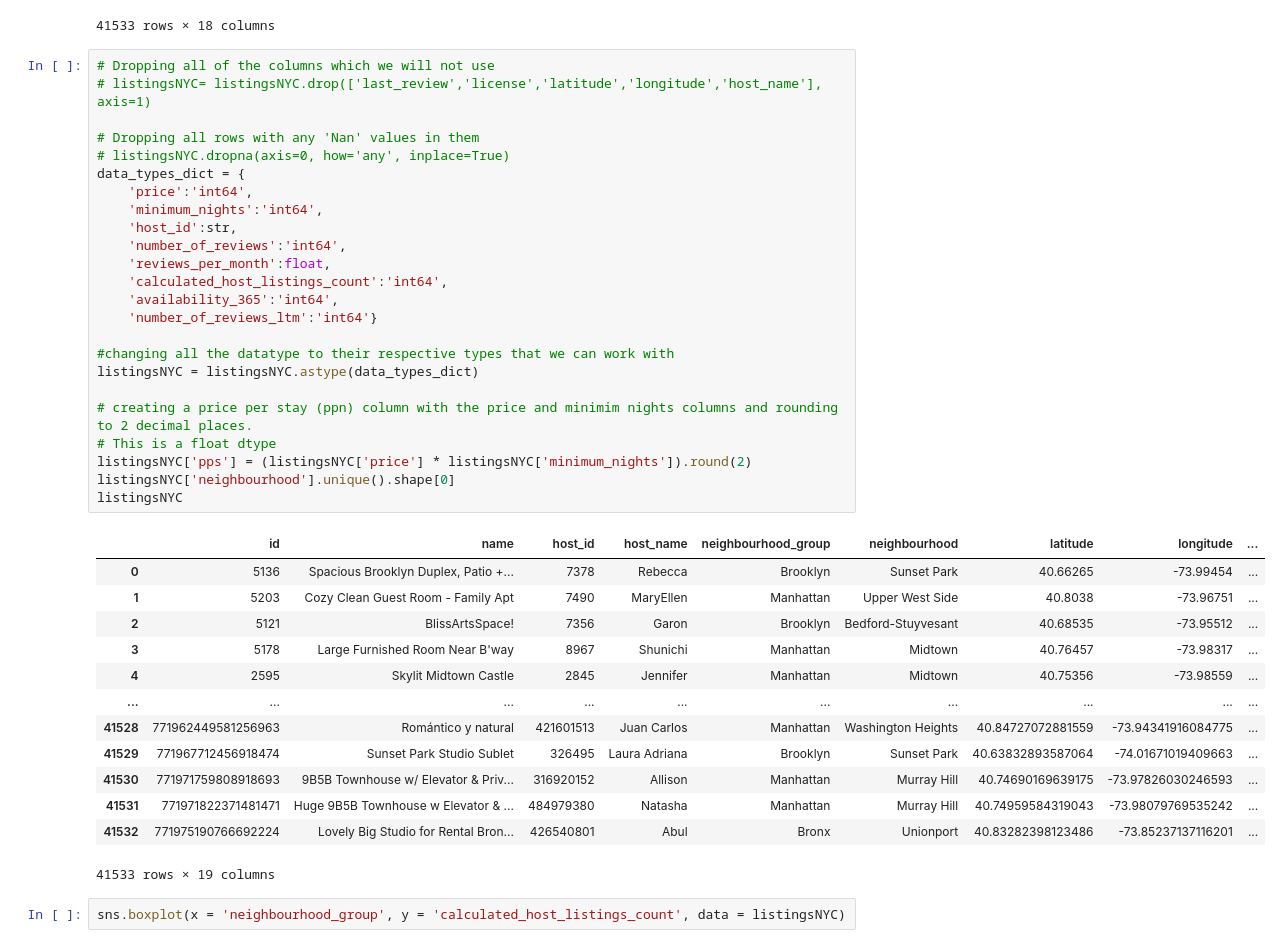
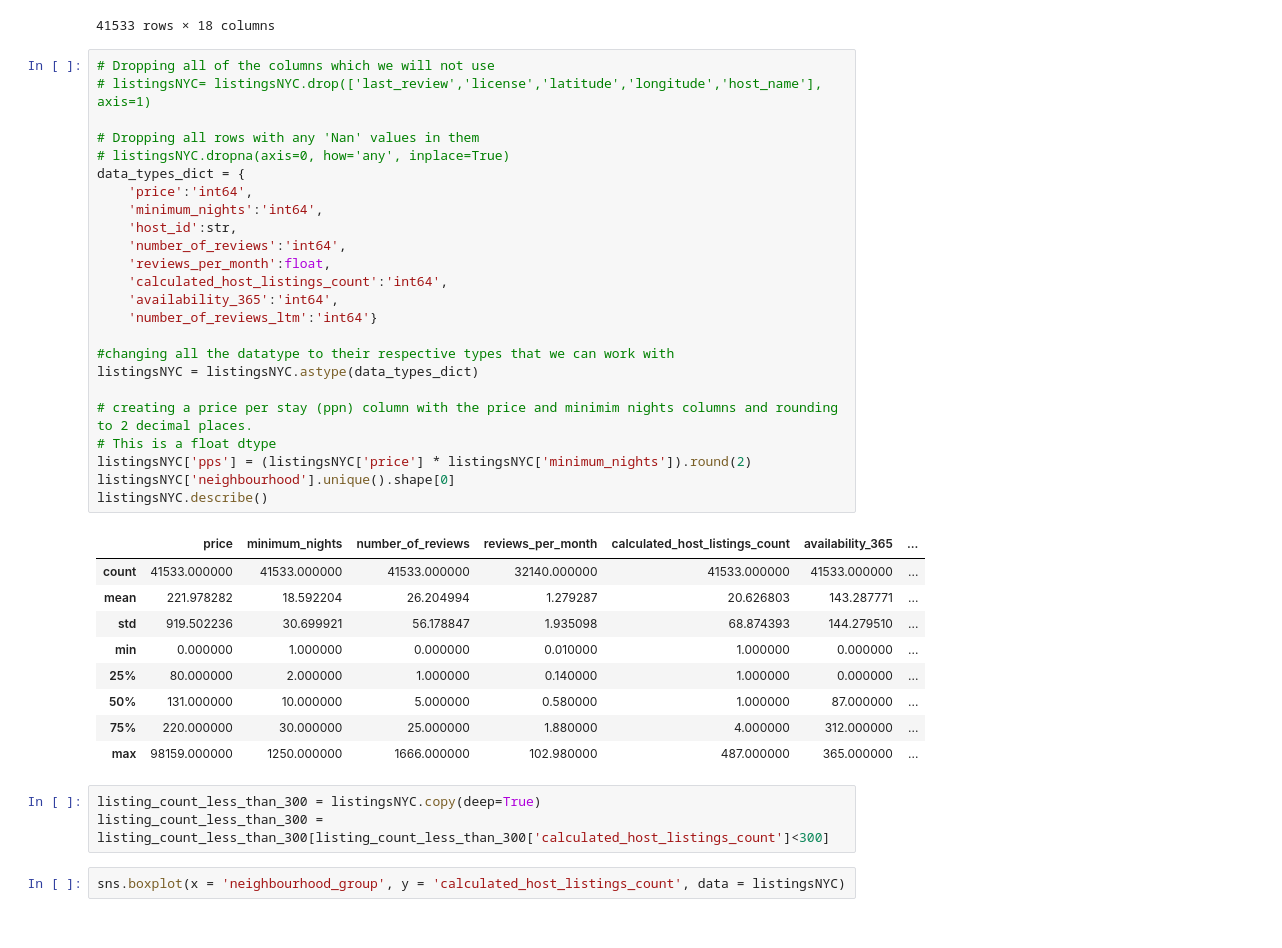
Before and after one commit to liu-roger/data_visualization_project, a Jupyter notebook: visualizations/host_listing_count_vs_price.ipynb, the cells around one changed output. Cells and saved outputs as stored; diff of their text form.

```diff
--- a/visualizations/host_listing_count_vs_price.ipynb
+++ b/visualizations/host_listing_count_vs_price.ipynb
@@ -27,41 +27,40 @@ listingsNYC
 # %%
 # Dropping all of the columns which we will not use
 # listingsNYC= listingsNYC.drop(['last_review','license','latitude','longitude','host_name'], axis=1)
 
 # Dropping all rows with any 'Nan' values in them
 # listingsNYC.dropna(axis=0, how='any', inplace=True)
 data_types_dict = {
     'price':'int64',
     'minimum_nights':'int64',
     'host_id':str,
     'number_of_reviews':'int64',
     'reviews_per_month':float,
     'calculated_host_listings_count':'int64',
     'availability_365':'int64',
     'number_of_reviews_ltm':'int64'}
 
 #changing all the datatype to their respective types that we can work with
 listingsNYC = listingsNYC.astype(data_types_dict)
 
 # creating a price per stay (ppn) column with the price and minimim nights columns and rounding to 2 decimal places.
 # This is a float dtype
 listingsNYC['pps'] = (listingsNYC['price'] * listingsNYC['minimum_nights']).round(2)
 listingsNYC['neighbourhood'].unique().shape[0]
-listingsNYC
+listingsNYC.describe()
 # %% [output]
-|  | id | name | host_id | host_name | neighbourhood_group | neighbourhood | latitude | longitude | ... |
-| 0 | 5136 | Spacious Brooklyn Duplex, Patio +... | 7378 | Rebecca | Brooklyn | Sunset Park | 40.66265 | -73.99454 | ... |
-| 1 | 5203 | Cozy Clean Guest Room - Family Apt | 7490 | MaryEllen | Manhattan | Upper West Side | 40.8038 | -73.96751 | ... |
-| 2 | 5121 | BlissArtsSpace! | 7356 | Garon | Brooklyn | Bedford-Stuyvesant | 40.68535 | -73.95512 | ... |
-| 3 | 5178 | Large Furnished Room Near B'way | 8967 | Shunichi | Manhattan | Midtown | 40.76457 | -73.98317 | ... |
-| 4 | 2595 | Skylit Midtown Castle | 2845 | Jennifer | Manhattan | Midtown | 40.75356 | -73.98559 | ... |
-| ... | ... | ... | ... | ... | ... | ... | ... | ... | ... |
-| 41528 | 771962449581256963 | Romántico y natural | 421601513 | Juan Carlos | Manhattan | Washington Heights | 40.84727072881559 | -73.94341916084775 | ... |
-| 41529 | 771967712456918474 | Sunset Park Studio Sublet | 326495 | Laura Adriana | Brooklyn | Sunset Park | 40.63832893587064 | -74.01671019409663 | ... |
-| 41530 | 771971759808918693 | 9B5B Townhouse w/ Elevator & Priv... | 316920152 | Allison | Manhattan | Murray Hill | 40.74690169639175 | -73.97826030246593 | ... |
-| 41531 | 771971822371481471 | Huge 9B5B Townhouse w Elevator & ... | 484979380 | Natasha | Manhattan | Murray Hill | 40.74959584319043 | -73.98079769535242 | ... |
-| 41532 | 771975190766692224 | Lovely Big Studio for Rental Bron... | 426540801 | Abul | Bronx | Unionport | 40.83282398123486 | -73.85237137116201 | ... |
+|  | price | minimum_nights | number_of_reviews | reviews_per_month | calculated_host_listings_count | availability_365 | ... |
+| count | 41533.000000 | 41533.000000 | 41533.000000 | 32140.000000 | 41533.000000 | 41533.000000 | ... |
+| mean | 221.978282 | 18.592204 | 26.204994 | 1.279287 | 20.626803 | 143.287771 | ... |
+| std | 919.502236 | 30.699921 | 56.178847 | 1.935098 | 68.874393 | 144.279510 | ... |
+| min | 0.000000 | 1.000000 | 0.000000 | 0.010000 | 1.000000 | 0.000000 | ... |
+| 25% | 80.000000 | 2.000000 | 1.000000 | 0.140000 | 1.000000 | 0.000000 | ... |
+| 50% | 131.000000 | 10.000000 | 5.000000 | 0.580000 | 1.000000 | 87.000000 | ... |
+| 75% | 220.000000 | 30.000000 | 25.000000 | 1.880000 | 4.000000 | 312.000000 | ... |
+| max | 98159.000000 | 1250.000000 | 1666.000000 | 102.980000 | 487.000000 | 365.000000 | ... |
-41533 rows × 19 columns
+# %%
+listing_count_less_than_300 = listingsNYC.copy(deep=True)
+listing_count_less_than_300 = listing_count_less_than_300[listing_count_less_than_300['calculated_host_listings_count']<300]
 # %%
 sns.boxplot(x = 'neighbourhood_group', y = 'calculated_host_listings_count', data = listingsNYC)
 # %% [output]
```
Also changed, not shown: parts of 10 cells of this notebook, 4 other files.
